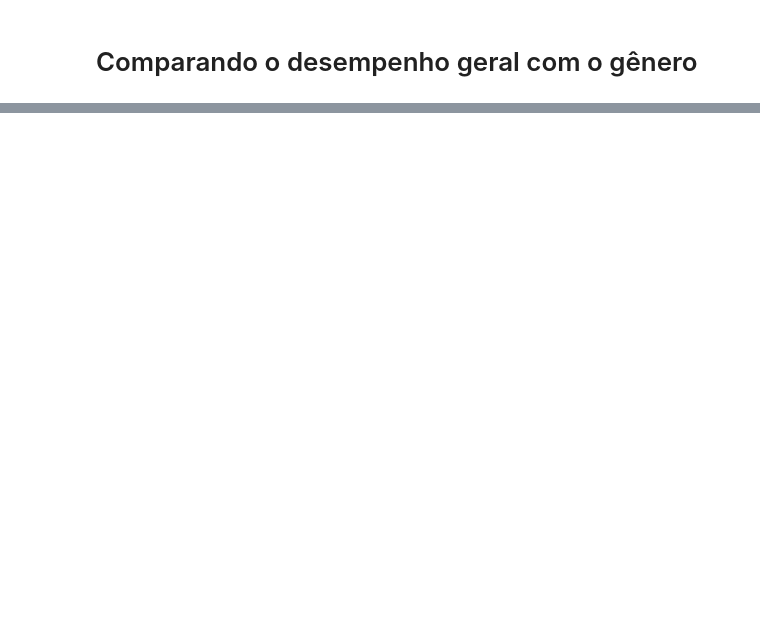
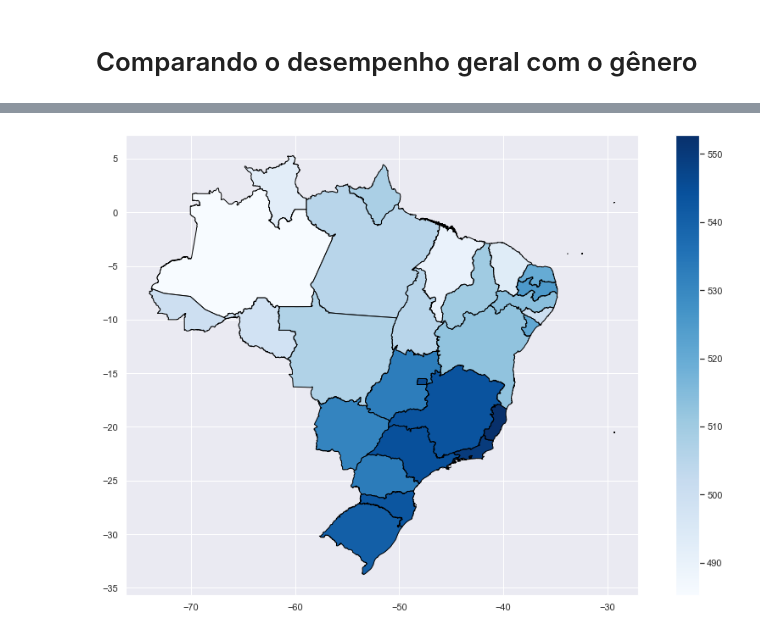
Before and after one commit to kailanefelix/enem-data-analysis, a Jupyter notebook: grades_analysis.ipynb, the cells around one changed output, grey strips where cells are left out. Cells and saved outputs as stored; diff of their text form; code cells hidden in the pictures; blank space fills up the shorter version.

```diff
--- a/grades_analysis.ipynb
+++ b/grades_analysis.ipynb
@@ -104,0 +128,3 @@ plt.show()
+# %%
+ufs_df = gpd.read_file('bcim_2016_21_11_2018.gpkg', layer='lim_unidade_federacao_a')
+ufs_df.head()
@@ -104,0 +138,11 @@ plt.show()
+# %%
+NOTA_UF = enem_df[['NU_NOTA_GERAL', 'SG_UF_RESIDENCIA']].copy()
+NOTA_UF = NOTA_UF.groupby(by='SG_UF_RESIDENCIA').mean()
+NOTA_UF
+
+ufs_df.rename({'sigla': 'SG_UF_RESIDENCIA'}, axis=1, inplace=True)
+ufs_df
+
+BRASIL = ufs_df.merge(NOTA_UF, on='SG_UF_RESIDENCIA', how='left')
+
+BRASIL[['SG_UF_RESIDENCIA', 'NU_NOTA_GERAL', 'geometry']].head()
@@ -104,0 +156,10 @@ plt.show()
+# %%
+BRASIL.plot(column='NU_NOTA_GERAL',
+          cmap='Blues',
+          figsize=(16,10),
+          legend=True,
+          edgecolor='black')
+
+plt.show()
+# %% [output]
+[figure, added]
```
Also changed, not shown: parts of 16 cells of this notebook, 1 other file.
